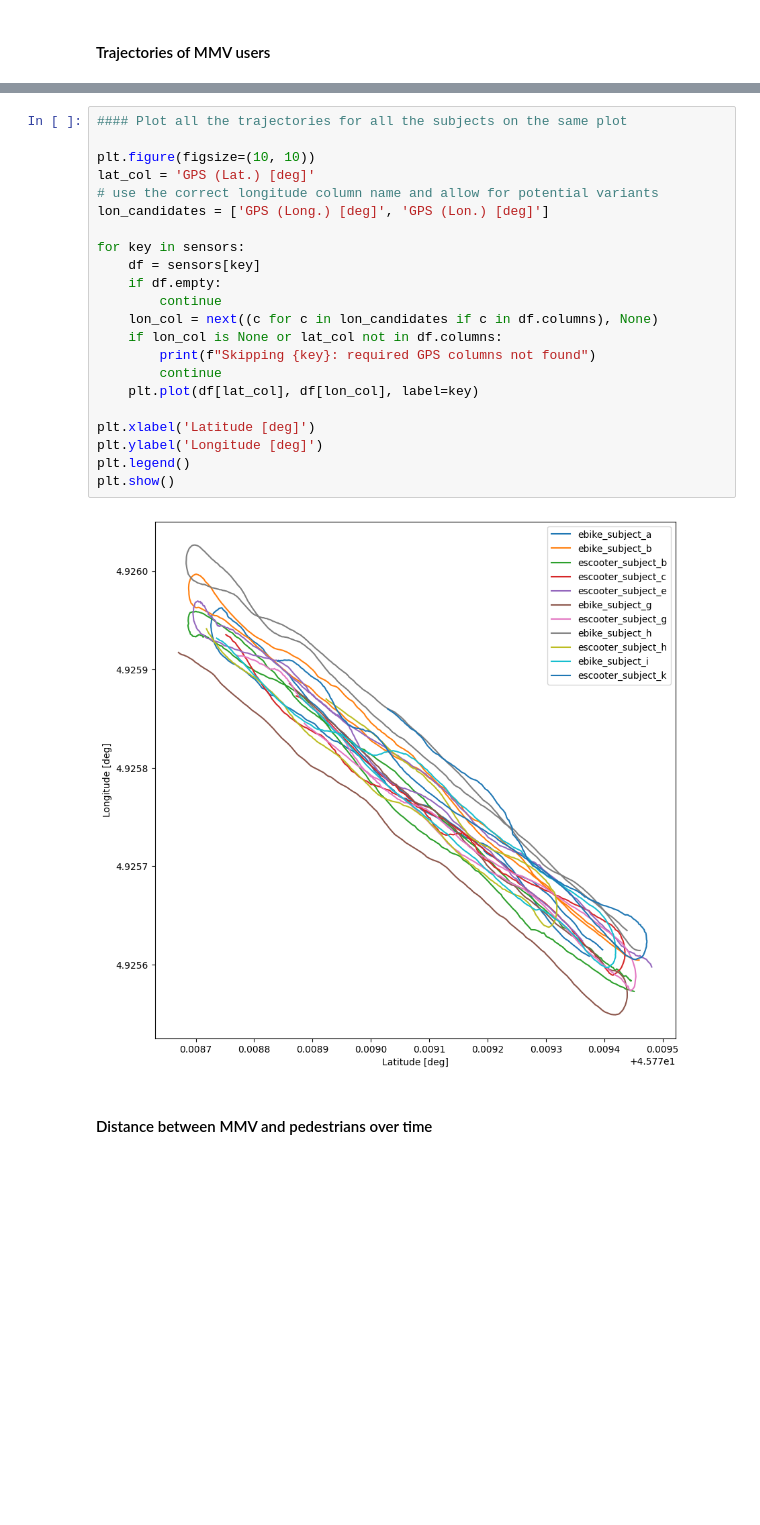
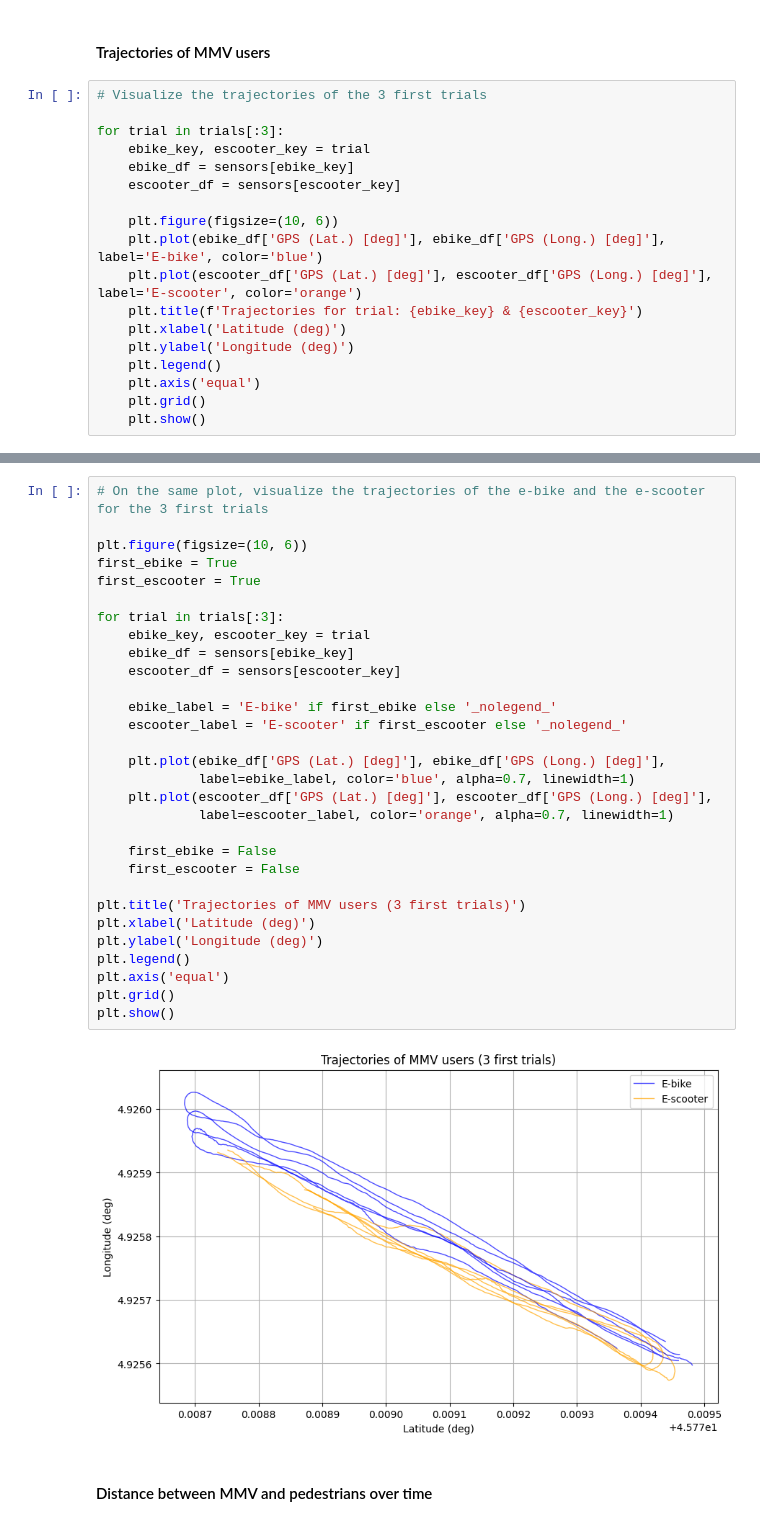
Before and after one commit to timentpe/Micro_mob, a Jupyter notebook: antoine.ipynb, the cells around one changed output, grey strips where cells are left out. Drawn from its saved outputs; the diff is of its cells as text; blank space fills up the shorter version.

```diff
--- a/antoine.ipynb
+++ b/antoine.ipynb
@@ -80,2 +143,20 @@ for key in sensors:
 # %% [markdown]
 #### Trajectories of MMV users
+# %%
+# Visualize the trajectories of the 3 first trials
+
+for trial in trials[:3]:
+    ebike_key, escooter_key = trial
+    ebike_df = sensors[ebike_key]
+    escooter_df = sensors[escooter_key]
+
+    plt.figure(figsize=(10, 6))
+    plt.plot(ebike_df['GPS (Lat.) [deg]'], ebike_df['GPS (Long.) [deg]'], label='E-bike', color='blue')
+    plt.plot(escooter_df['GPS (Lat.) [deg]'], escooter_df['GPS (Long.) [deg]'], label='E-scooter', color='orange')
+    plt.title(f'Trajectories for trial: {ebike_key} & {escooter_key}')
+    plt.xlabel('Latitude (deg)')
+    plt.ylabel('Longitude (deg)')
+    plt.legend()
+    plt.axis('equal')
+    plt.grid()
+    plt.show()
@@ -82,27 +167,35 @@ for key in sensors:
 # %%
-#### Plot all the trajectories for all the subjects on the same plot
+# On the same plot, visualize the trajectories of the e-bike and the e-scooter for the 3 first trials
 
-plt.figure(figsize=(10, 10))
-lat_col = 'GPS (Lat.) [deg]'
-# use the correct longitude column name and allow for potential variants
-lon_candidates = ['GPS (Long.) [deg]', 'GPS (Lon.) [deg]']
+plt.figure(figsize=(10, 6))
+first_ebike = True
+first_escooter = True
 
-for key in sensors:
-    df = sensors[key]
-    if df.empty:
-        continue
-    lon_col = next((c for c in lon_candidates if c in df.columns), None)
-    if lon_col is None or lat_col not in df.columns:
-        print(f"Skipping {key}: required GPS columns not found")
-        continue
-    plt.plot(df[lat_col], df[lon_col], label=key)
+for trial in trials[:3]:
+    ebike_key, escooter_key = trial
+    ebike_df = sensors[ebike_key]
+    escooter_df = sensors[escooter_key]
 
-plt.xlabel('Latitude [deg]')
-plt.ylabel('Longitude [deg]')
+    ebike_label = 'E-bike' if first_ebike else '_nolegend_'
+    escooter_label = 'E-scooter' if first_escooter else '_nolegend_'
+
+    plt.plot(ebike_df['GPS (Lat.) [deg]'], ebike_df['GPS (Long.) [deg]'],
+             label=ebike_label, color='blue', alpha=0.7, linewidth=1)
+    plt.plot(escooter_df['GPS (Lat.) [deg]'], escooter_df['GPS (Long.) [deg]'],
+             label=escooter_label, color='orange', alpha=0.7, linewidth=1)
+
+    first_ebike = False
+    first_escooter = False
+
+plt.title('Trajectories of MMV users (3 first trials)')
+plt.xlabel('Latitude (deg)')
+plt.ylabel('Longitude (deg)')
 plt.legend()
+plt.axis('equal')
+plt.grid()
 plt.show()
 # %% [output]
-[figure, old version]
+[figure, new version]
 # %% [markdown]
 #### Distance between MMV and pedestrians over time
 # %%
```
Also changed, not shown: parts of 12 cells of this notebook.
